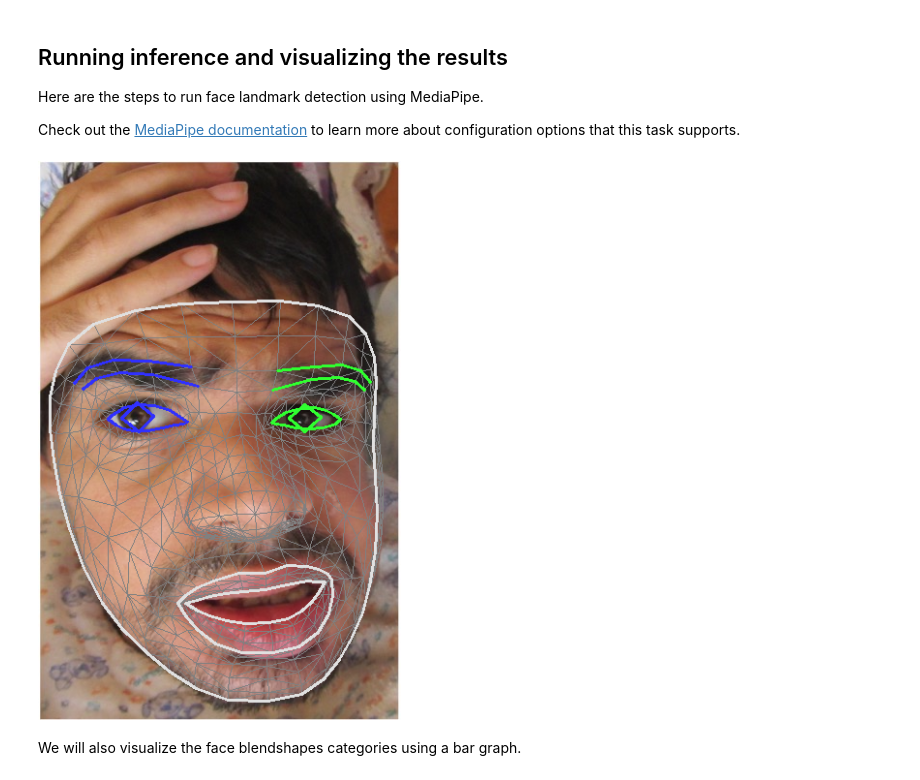
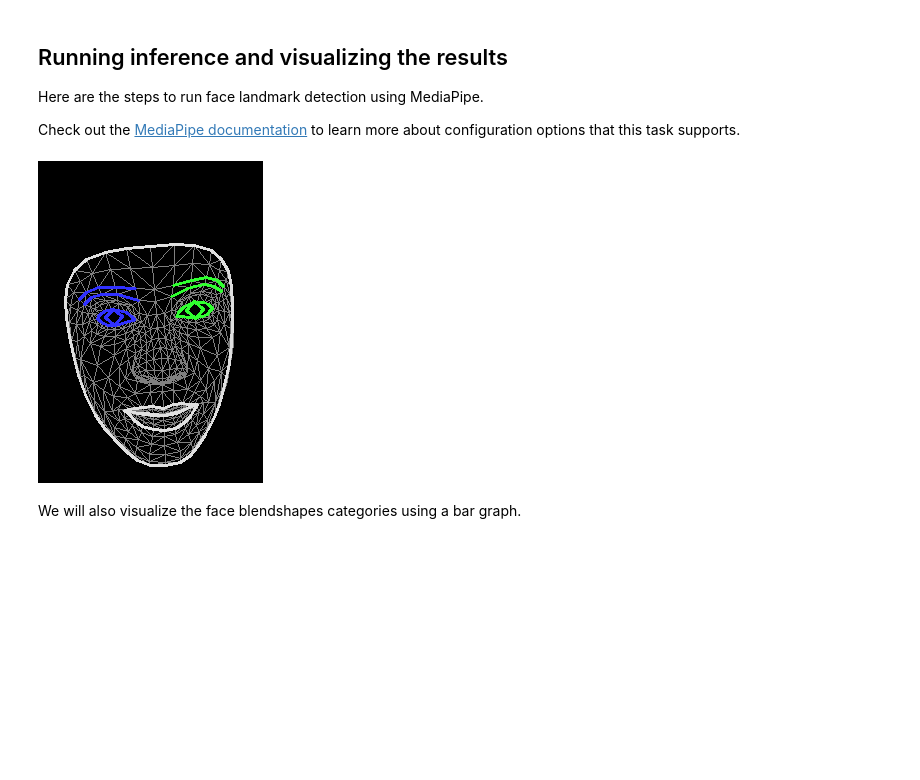
Before and after one commit to bisaradpritha/AutoMap, a Jupyter notebook: examples/face_landmarker/python/[MediaPipe_Python_Tasks]_Face_Landmarker.ipynb, the cells around one changed output. Cells and saved outputs as stored; diff of their text form; code cells hidden in the pictures; blank space fills up the shorter version.

```diff
--- a/examples/face_landmarker/python/[MediaPipe_Python_Tasks]_Face_Landmarker.ipynb
+++ b/examples/face_landmarker/python/[MediaPipe_Python_Tasks]_Face_Landmarker.ipynb
@@ -138,40 +138,46 @@ Check out the [MediaPipe documentation](https://developers.google.com/mediapipe/
 # %%
 # STEP 1: Import the necessary modules.
 import mediapipe as mp
 from mediapipe.tasks import python
 from mediapipe.tasks.python import vision
+from google.colab.patches import cv2_imshow
+import numpy as np
 
 # STEP 2: Create an FaceLandmarker object.
 base_options = python.BaseOptions(model_asset_path='face_landmarker_v2_with_blendshapes.task')
 options = vision.FaceLandmarkerOptions(base_options=base_options,
                                        output_face_blendshapes=True,
                                        output_facial_transformation_matrixes=True,
                                        num_faces=1)
 detector = vision.FaceLandmarker.create_from_options(options)
 
 # STEP 3: Load the input image.
-image = mp.Image.create_from_file("Teal5.1jpg.jpg")
+image = mp.Image.create_from_file("Blue1.1.jpg")
 
 # STEP 4: Detect face landmarks from the input image.
 detection_result = detector.detect(image)
 
-#from google.colab import files
-#uploaded = files.upload()
+# Convert MediaPipe image to numpy array
+rgb_image = image.numpy_view().copy()
 
-#for filename in uploaded:
-#   content = uploaded[filename]
-#   with open(filename, 'wb') as f:
-#     f.write(content)
+# Get image dimensions
+h, w, _ = rgb_image.shape
 
-#if len(uploaded.keys()):
-#   IMAGE_FILE = next(iter(uploaded))
+# OPTION 1: Full black overlay
+# rgb_image[:] = 0
+
+# OPTION 2: Black box (example: center region)
+x1, y1 = int(w * 0.0), int(h * 0.0)
+x2, y2 = int(w * 1.0), int(h * 1.0)
+
+cv2.rectangle(rgb_image, (x1, y1), (x2, y2), (0, 0, 0), thickness=-1)
+
 
 # STEP 5: Process the detection result. In this case, visualize it.
-annotated_image = draw_landmarks_on_image(image.numpy_view(), detection_result)
+annotated_image = draw_landmarks_on_image(rgb_image=rgb_image, detection_result=detection_result)
 cv2_imshow(cv2.cvtColor(annotated_image, cv2.COLOR_RGB2BGR))
-#cv2_imshow(cv2.cvtColor(detection_result, cv2.COLOR_RGB2BGR))
 # %% [output]
-[figure, old version]
+[figure, new version]
 # %% [markdown]
 We will also visualize the face blendshapes categories using a bar graph.
 # %%
```
Also changed, not shown: parts of 3 cells of this notebook.
